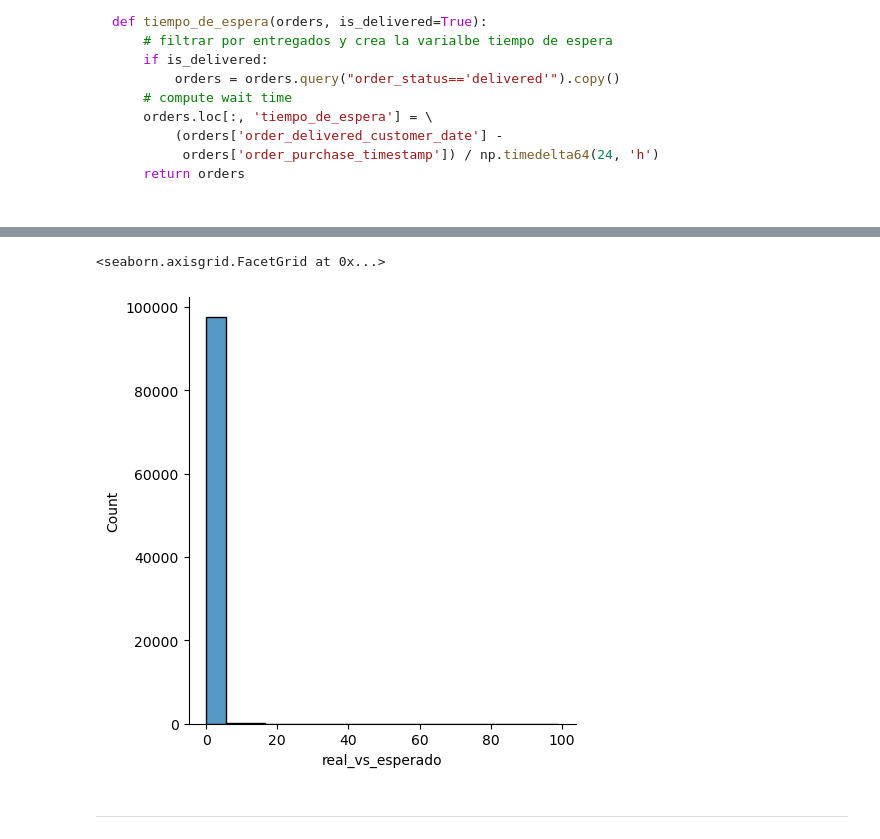
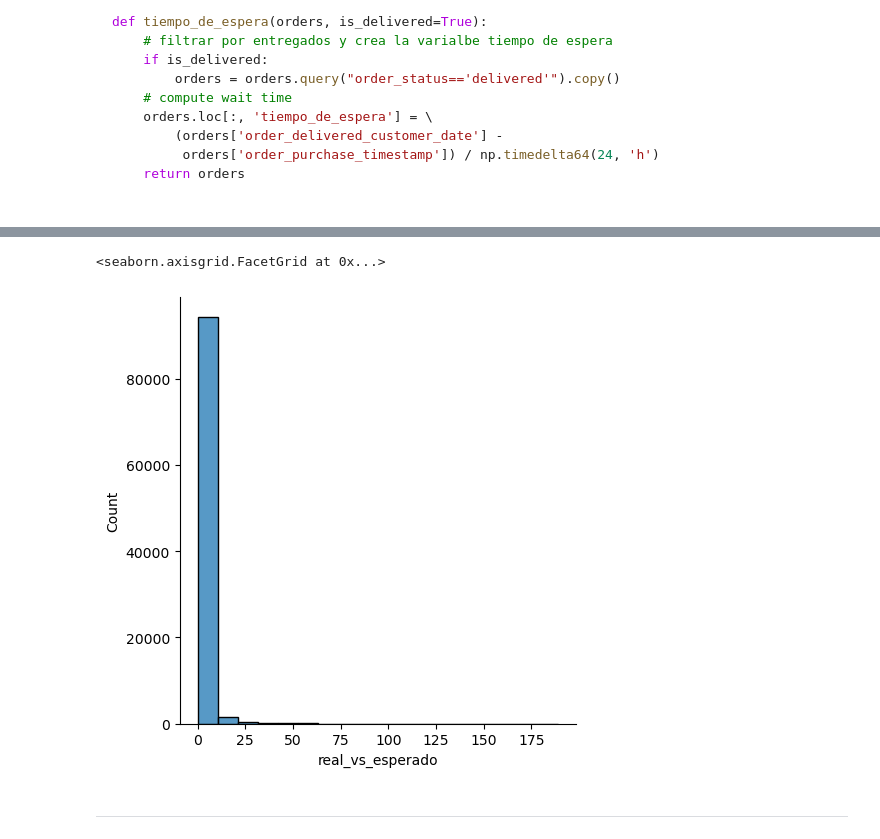
Before and after one commit to lnastri25/POO_UCEMA, a Jupyter notebook: trabajos_practicos/tp_datos/2-ecommerce/ejercicio_orders_part1.ipynb, the cells around one changed output, grey strips where cells are left out. Drawn from its saved outputs; the diff is of its cells as text; code cells hidden in the pictures.

```diff
--- a/trabajos_practicos/tp_datos/2-ecommerce/ejercicio_orders_part1.ipynb
+++ b/trabajos_practicos/tp_datos/2-ecommerce/ejercicio_orders_part1.ipynb
@@ -156,4 +177,5 @@ orders_con_datetime.head(2)
 from olist.preprocess import calcular_time_delta
 columna_fecha_inicio = "order_purchase_timestamp"
 columna_fecha_fin = "order_delivered_customer_date"
-orders_con_datetime = calcular_time_delta(orders_con_datetime, columna_fecha_inicio, columna_fecha_fin)
+ordenes_entregadas = calcular_time_delta(ordenes_entregadas, columna_fecha_inicio, columna_fecha_fin)
+ordenes_entregadas.head()
@@ -194,7 +228,7 @@ def tiempo_de_espera(orders, is_delivered=True):
          orders['order_purchase_timestamp']) / np.timedelta64(24, 'h')
     return orders
 # %%
-from olist.preprocess import tiempo_de_espera
-orders = tiempo_de_espera(orders,is_delivered=False)
-orders.head()
+from olist.preprocess import tiempo_de_espera_real
+ordenes_entregadas = tiempo_de_espera_real(ordenes_entregadas,is_delivered=False)
+ordenes_entregadas.head()
 # %% [output]
@@ -204,3 +243,7 @@ orders.head()
 | 2 | 47770eb9100c2d0c44946d9cf07ec65d | 41ce2a54c0b03bf3443c3d931a367089 | delivered | 2018-08-08 08:38:49 | 2018-08-08 08:55:23 | 2018-08-08 13:50:00 | ... |
 | 3 | 949d5b44dbf5de918fe9c16f97b45f8a | f88197465ea7920adcdbec7375364d82 | delivered | 2017-11-18 19:28:06 | 2017-11-18 19:45:59 | 2017-11-22 13:39:59 | ... |
 | 4 | ad21c59c0840e6cb83a9ceb5573f8159 | 8ab97904e6daea8866dbdbc4fb7aad2c | delivered | 2018-02-13 21:18:39 | 2018-02-13 22:20:29 | 2018-02-14 19:46:34 | ... |
+# %%
+from olist.preprocess import tiempo_de_espera_esperado
+ordenes_entregadas = tiempo_de_espera_esperado(ordenes_entregadas,is_delivered=False)
+ordenes_entregadas.head()
@@ -209,8 +280,8 @@ orders.head()
 # ver que columnas hay
 # igual que en NPS si algun numero en real_vs_esperado es negativo reemplazarlo por 0
 from olist.preprocess import real_vs_esperado
-orders = real_vs_esperado(orders)
-orders.head()
+ordenes_entregadas = real_vs_esperado(ordenes_entregadas, is_delivered=True)
+ordenes_entregadas.head()
 # %% [output]
 |  | order_id | customer_id | order_status | order_purchase_timestamp | order_approved_at | order_delivered_carrier_date | ... |
 | 0 | e481f51cbdc54678b7cc49136f2d6af7 | 9ef432eb6251297304e76186b10a928d | delivered | 2017-10-02 10:56:33 | 2017-10-02 11:07:15 | 2017-10-04 19:55:00 | ... |
@@ -219,10 +290,10 @@ orders.head()
 | 3 | 949d5b44dbf5de918fe9c16f97b45f8a | f88197465ea7920adcdbec7375364d82 | delivered | 2017-11-18 19:28:06 | 2017-11-18 19:45:59 | 2017-11-22 13:39:59 | ... |
 | 4 | ad21c59c0840e6cb83a9ceb5573f8159 | 8ab97904e6daea8866dbdbc4fb7aad2c | delivered | 2018-02-13 21:18:39 | 2018-02-13 22:20:29 | 2018-02-14 19:46:34 | ... |
 # %%
-sns.displot(orders['real_vs_esperado'])
+sns.displot(ordenes_entregadas['real_vs_esperado'])
 # %% [output]
 <seaborn.axisgrid.FacetGrid at 0x...>
-[figure, old version]
+[figure, new version]
 # %% [markdown]
 ___
 # %% [markdown]
```
Also changed, not shown: parts of 53 cells of this notebook, 3 other files.
